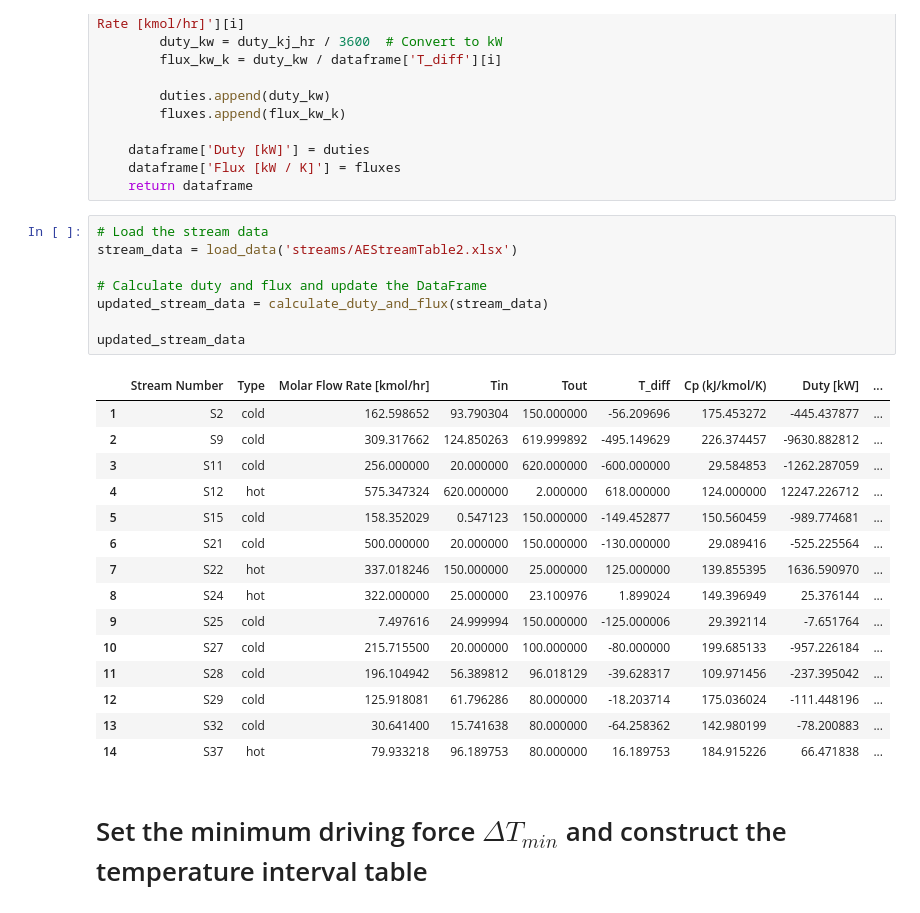
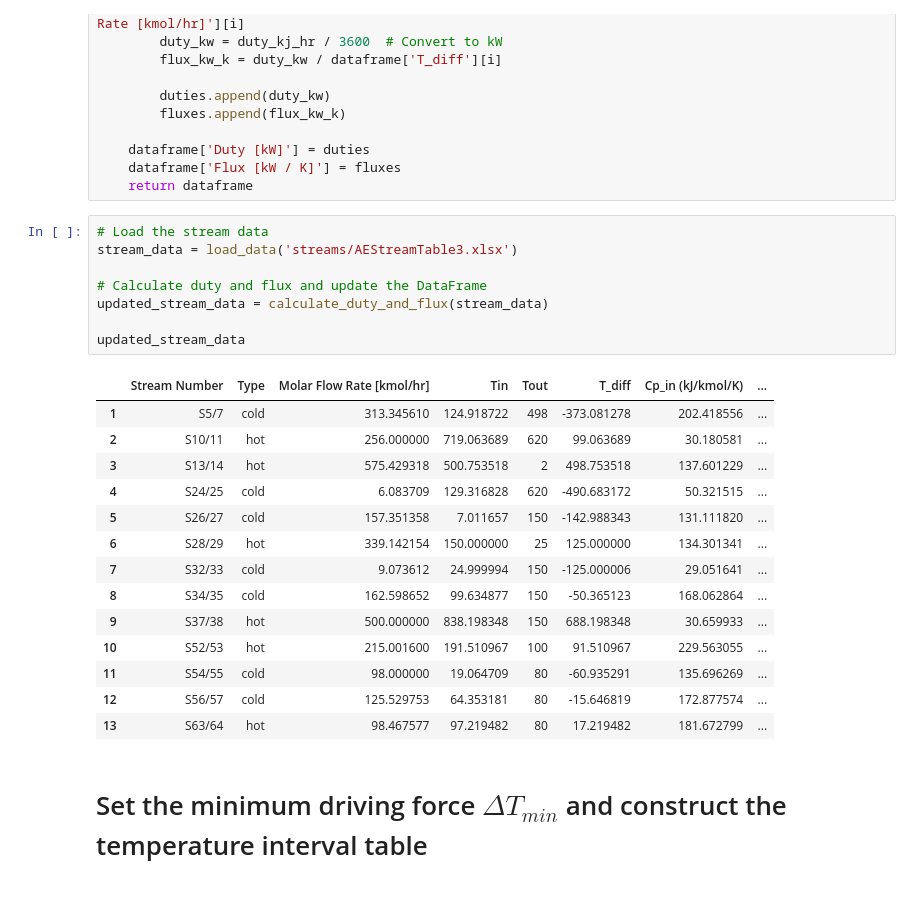
Before and after one commit to cnm13ryan/PyPinch, a Jupyter notebook: tutorial/Fraga_Pinch_Method_2.ipynb, the cells around one changed output. Drawn from its saved outputs; the diff is of its cells as text.

```diff
--- a/tutorial/Fraga_Pinch_Method_2.ipynb
+++ b/tutorial/Fraga_Pinch_Method_2.ipynb
@@ -31,28 +32,27 @@ def calculate_duty_and_flux(dataframe):
     return dataframe
 # %%
 # Load the stream data
-stream_data = load_data('streams/AEStreamTable2.xlsx')
+stream_data = load_data('streams/AEStreamTable3.xlsx')
 
 # Calculate duty and flux and update the DataFrame
 updated_stream_data = calculate_duty_and_flux(stream_data)
 
 updated_stream_data
 # %% [output]
-|  | Stream Number | Type | Molar Flow Rate [kmol/hr] | Tin | Tout | T_diff | Cp (kJ/kmol/K) | Duty [kW] | ... |
-| 1 | S2 | cold | 162.598652 | 93.790304 | 150.000000 | -56.209696 | 175.453272 | -445.437877 | ... |
-| 2 | S9 | cold | 309.317662 | 124.850263 | 619.999892 | -495.149629 | 226.374457 | -9630.882812 | ... |
-| 3 | S11 | cold | 256.000000 | 20.000000 | 620.000000 | -600.000000 | 29.584853 | -1262.287059 | ... |
-| 4 | S12 | hot | 575.347324 | 620.000000 | 2.000000 | 618.000000 | 124.000000 | 12247.226712 | ... |
-| 5 | S15 | cold | 158.352029 | 0.547123 | 150.000000 | -149.452877 | 150.560459 | -989.774681 | ... |
-| 6 | S21 | cold | 500.000000 | 20.000000 | 150.000000 | -130.000000 | 29.089416 | -525.225564 | ... |
-| 7 | S22 | hot | 337.018246 | 150.000000 | 25.000000 | 125.000000 | 139.855395 | 1636.590970 | ... |
-| 8 | S24 | hot | 322.000000 | 25.000000 | 23.100976 | 1.899024 | 149.396949 | 25.376144 | ... |
-| 9 | S25 | cold | 7.497616 | 24.999994 | 150.000000 | -125.000006 | 29.392114 | -7.651764 | ... |
-| 10 | S27 | cold | 215.715500 | 20.000000 | 100.000000 | -80.000000 | 199.685133 | -957.226184 | ... |
-| 11 | S28 | cold | 196.104942 | 56.389812 | 96.018129 | -39.628317 | 109.971456 | -237.395042 | ... |
-| 12 | S29 | cold | 125.918081 | 61.796286 | 80.000000 | -18.203714 | 175.036024 | -111.448196 | ... |
-| 13 | S32 | cold | 30.641400 | 15.741638 | 80.000000 | -64.258362 | 142.980199 | -78.200883 | ... |
-| 14 | S37 | hot | 79.933218 | 96.189753 | 80.000000 | 16.189753 | 184.915226 | 66.471838 | ... |
+|  | Stream Number | Type | Molar Flow Rate [kmol/hr] | Tin | Tout | T_diff | Cp_in (kJ/kmol/K) | ... |
+| 1 | S5/7 | cold | 313.345610 | 124.918722 | 498 | -373.081278 | 202.418556 | ... |
+| 2 | S10/11 | hot | 256.000000 | 719.063689 | 620 | 99.063689 | 30.180581 | ... |
+| 3 | S13/14 | hot | 575.429318 | 500.753518 | 2 | 498.753518 | 137.601229 | ... |
+| 4 | S24/25 | cold | 6.083709 | 129.316828 | 620 | -490.683172 | 50.321515 | ... |
+| 5 | S26/27 | cold | 157.351358 | 7.011657 | 150 | -142.988343 | 131.111820 | ... |
+| 6 | S28/29 | hot | 339.142154 | 150.000000 | 25 | 125.000000 | 134.301341 | ... |
+| 7 | S32/33 | cold | 9.073612 | 24.999994 | 150 | -125.000006 | 29.051641 | ... |
+| 8 | S34/35 | cold | 162.598652 | 99.634877 | 150 | -50.365123 | 168.062864 | ... |
+| 9 | S37/38 | hot | 500.000000 | 838.198348 | 150 | 688.198348 | 30.659933 | ... |
+| 10 | S52/53 | hot | 215.001600 | 191.510967 | 100 | 91.510967 | 229.563055 | ... |
+| 11 | S54/55 | cold | 98.000000 | 19.064709 | 80 | -60.935291 | 135.696269 | ... |
+| 12 | S56/57 | cold | 125.529753 | 64.353181 | 80 | -15.646819 | 172.877574 | ... |
+| 13 | S63/64 | hot | 98.467577 | 97.219482 | 80 | 17.219482 | 181.672799 | ... |
 # %% [markdown]
 # Set the minimum driving force $\Delta T_{min}$ and construct the temperature interval table
 # %%
```
Also changed, not shown: parts of 16 cells of this notebook, 9 other files.
